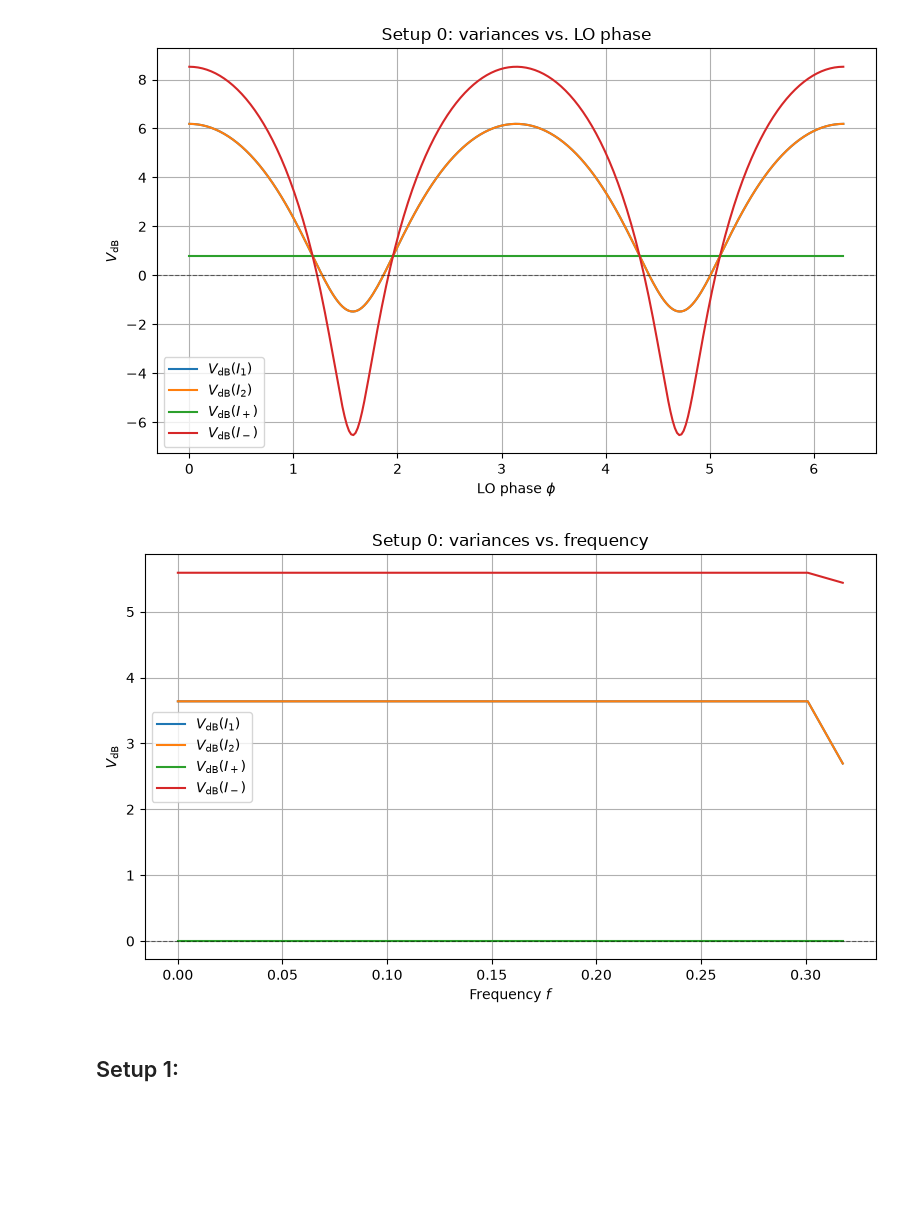
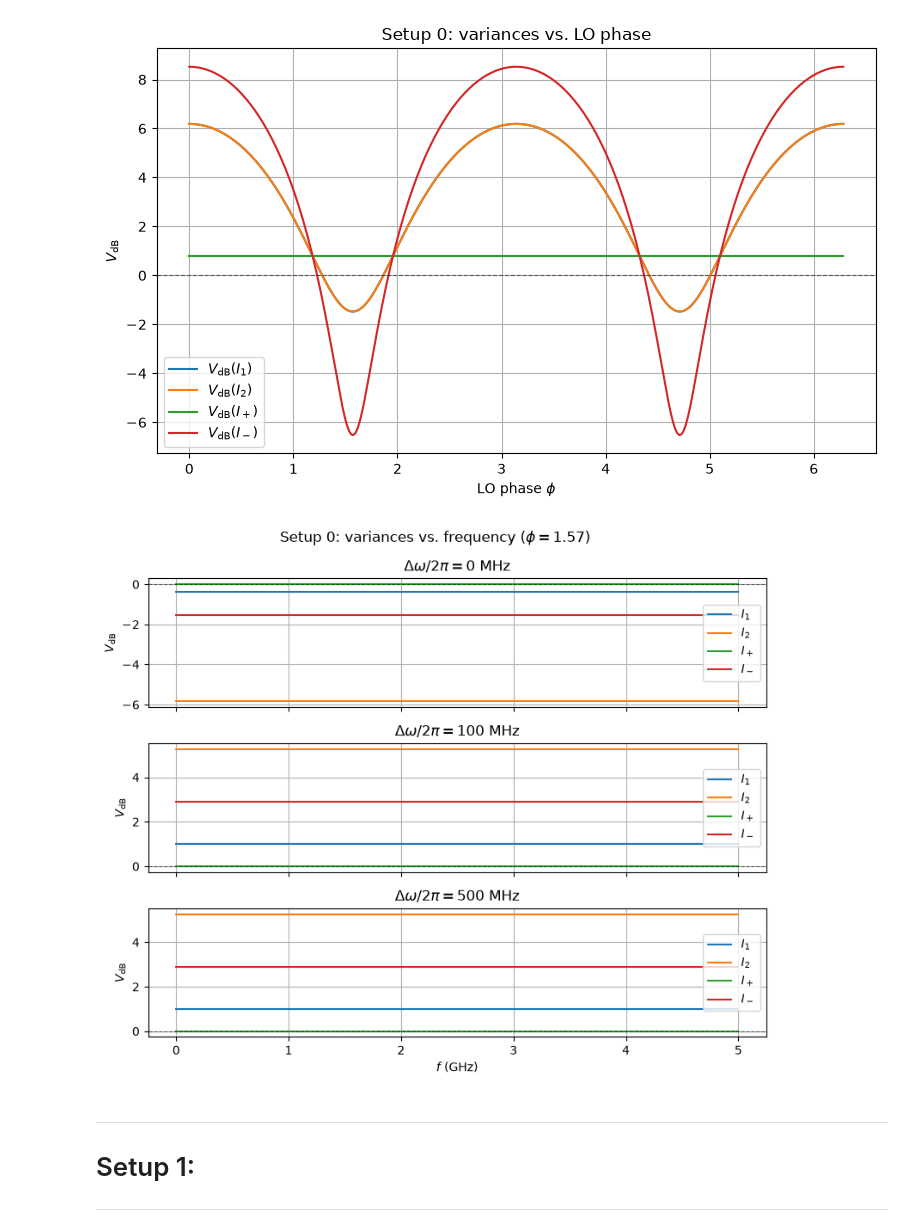
Before and after one commit to AxelSegendorf/two-mode-squeezing, a Jupyter notebook: simulation/plotting_all_setups.ipynb, the cells around one changed output. Drawn from its saved outputs; the diff is of its cells as text; code cells hidden in the pictures; blank space fills up the shorter version.

Commit message:
Plots for presentation

```diff
--- a/simulation/plotting_all_setups.ipynb
+++ b/simulation/plotting_all_setups.ipynb
@@ -78,11 +79,16 @@ import matplotlib.pyplot as plt
 # %%
 ### Standard parameters
-c = 299792458
+
+P_LO = 10e-3 #10 mW laser power
+lam = 1550e-9 #1550 nm wavelength
+omega_0 = (c*2*np.pi) / lam
 
 params = {
-    "omega_0" : (c*2*np.pi) / 1550e-9,  #1550 nm wavelength
-    "B" : 2e9,                          #Gigahertz bandwidth
-    "n_fibre": 1.6,                     #Optical fibre refractive index
+    "omega_0" : omega_0,
+    "B" : 1e9,                          #Gigahertz bandwidth
+    "n_fibre": 1.45,                    #Optical fibre refractive index
+    "B_sqz": 2.5e12,                    #Terrahertz bandwidth
+    "alpha": np.sqrt(P_LO / (hbar * omega_0))
 }
 # %% [markdown]
 ## Setup 0:
@@ -125,45 +131,45 @@ plt.show()
 # %% [output]
 [figure]
 # %%
-### Variances vs. frequency
+### Variances vs. frequency (realistic units)
 
 from formulas.general import s0_VdB_I1_f, s0_VdB_I2_f, s0_VdB_Ip_f, s0_VdB_Im_f
 
-# Setup 0: alpha, phi, eta_FC, eta_PD1, eta_PD2, r, theta, Bsqz, domega, t
-alpha   = 1.0
-phi     = 0.0
-eta_FC  = 0.5
-eta_PD1 = 0.95
-eta_PD2 = 0.95
-r       = 1.0
-theta   = 0.0
-Bsqz    = 2.0
-domega  = 0.01
-t       = 0.0
+alpha  = params["alpha"]
+Bsqz   = 2 * np.pi * params["B_sqz"]
+phi    = np.pi/2
 
-f = np.linspace(0, 5, 300)
-P = (alpha, phi, eta_FC, eta_PD1, eta_PD2, r, theta, Bsqz, domega, t)
+eta_FC, eta_PD1, eta_PD2 = 0.1, 0.95, 0.95
+r, theta, t = 1.0, 0.0, 0.0
 
-VdB_I1 = [s0_VdB_I1_f(fi, *P) for fi in f]
-VdB_I2 = [s0_VdB_I2_f(fi, *P) for fi in f]
-VdB_Ip = [s0_VdB_Ip_f(fi, *P) for fi in f]
-VdB_Im = [s0_VdB_Im_f(fi, *P) for fi in f]
+f = np.linspace(0, 5 * params["B"], 400)
+domegas = 2 * np.pi * np.array([0, 100e6, 500e6])  # Hz → rad/s
+N = len(domegas)
 
-plt.figure(figsize=(8, 5))
-plt.plot(f, VdB_I1, label=r"$V_{\mathrm{dB}}(I_1)$")
-plt.plot(f, VdB_I2, label=r"$V_{\mathrm{dB}}(I_2)$")
-plt.plot(f, VdB_Ip, label=r"$V_{\mathrm{dB}}(I_+)$")
-plt.plot(f, VdB_Im, label=r"$V_{\mathrm{dB}}(I_-)$")
-plt.axhline(0, color="k", lw=0.8, ls="--", alpha=0.5)
-plt.xlabel(r"Frequency $f$")
-plt.ylabel(r"$V_{\mathrm{dB}}$")
-plt.title("Setup 0: variances vs. frequency")
-plt.legend()
-plt.grid(True)
-plt.tight_layout()
+fig, axes = plt.subplots(N, 1, figsize=(8, 2.2 * N), sharex=True)
+
+for ax, domega in zip(axes, domegas):
+    P = (alpha, phi, eta_FC, eta_PD1, eta_PD2, r, theta, Bsqz, domega, t)
+    ax.plot(f / 1e9, [s0_VdB_I1_f(fi, *P) for fi in f], label=r"$I_1$")
+    ax.plot(f / 1e9, [s0_VdB_I2_f(fi, *P) for fi in f], label=r"$I_2$")
+    ax.plot(f / 1e9, [s0_VdB_Ip_f(fi, *P) for fi in f], label=r"$I_+$")
+    ax.plot(f / 1e9, [s0_VdB_Im_f(fi, *P) for fi in f], label=r"$I_-$")
+    ax.axhline(0, color="k", lw=0.8, ls="--", alpha=0.5)
+    ax.set_ylabel(r"$V_{\mathrm{dB}}$")
+    ax.set_title(rf"$\Delta\omega / 2\pi = {domega / (2 * np.pi) / 1e6:.0f}$ MHz")
+    ax.legend(loc="right")
+    ax.grid(True)
+
+axes[-1].set_xlabel(r"$f$ (GHz)")
+fig.suptitle(rf"Setup 0: variances vs. frequency ($\phi = {phi:.2f}$)")
+fig.tight_layout()
 plt.show()
 # %% [output]
-[figure, old version]
+[figure, new version]
 # %% [markdown]
-## Setup 1:
+---
+
+# Setup 1:
+
+---
 # %%
```
Also changed, not shown: parts of 22 cells of this notebook, 4 other files.
